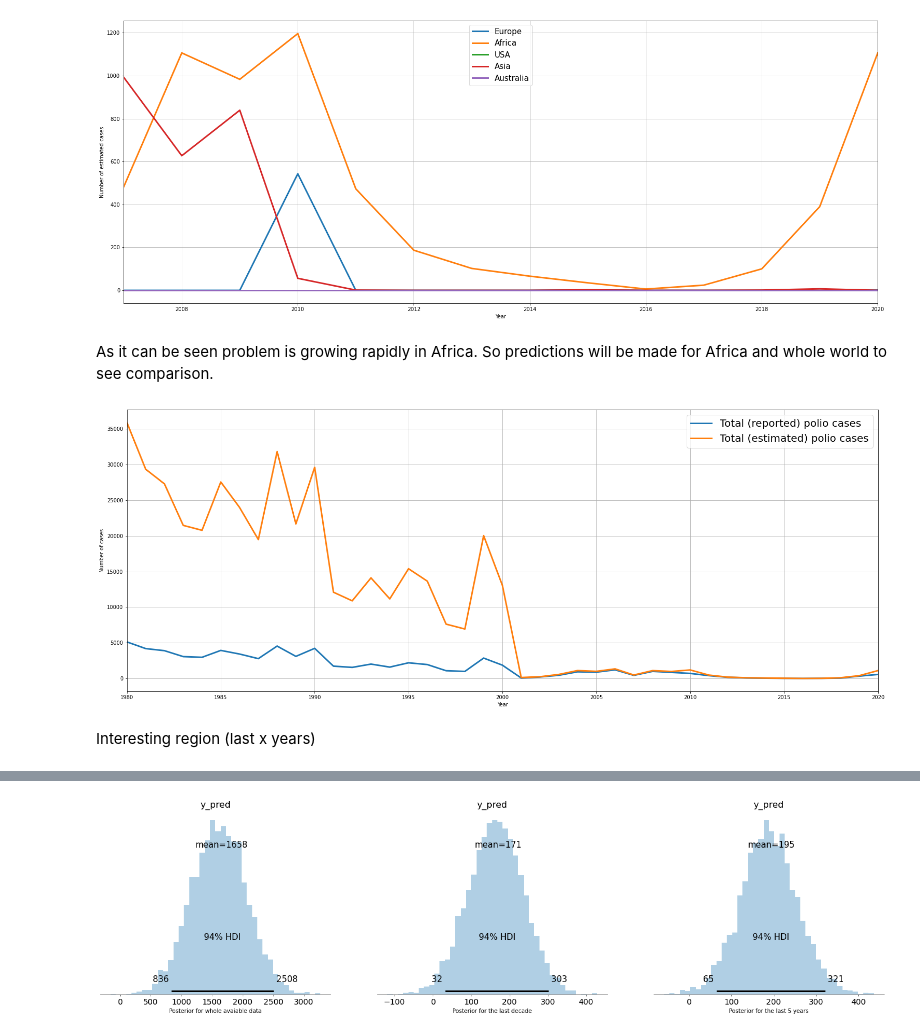
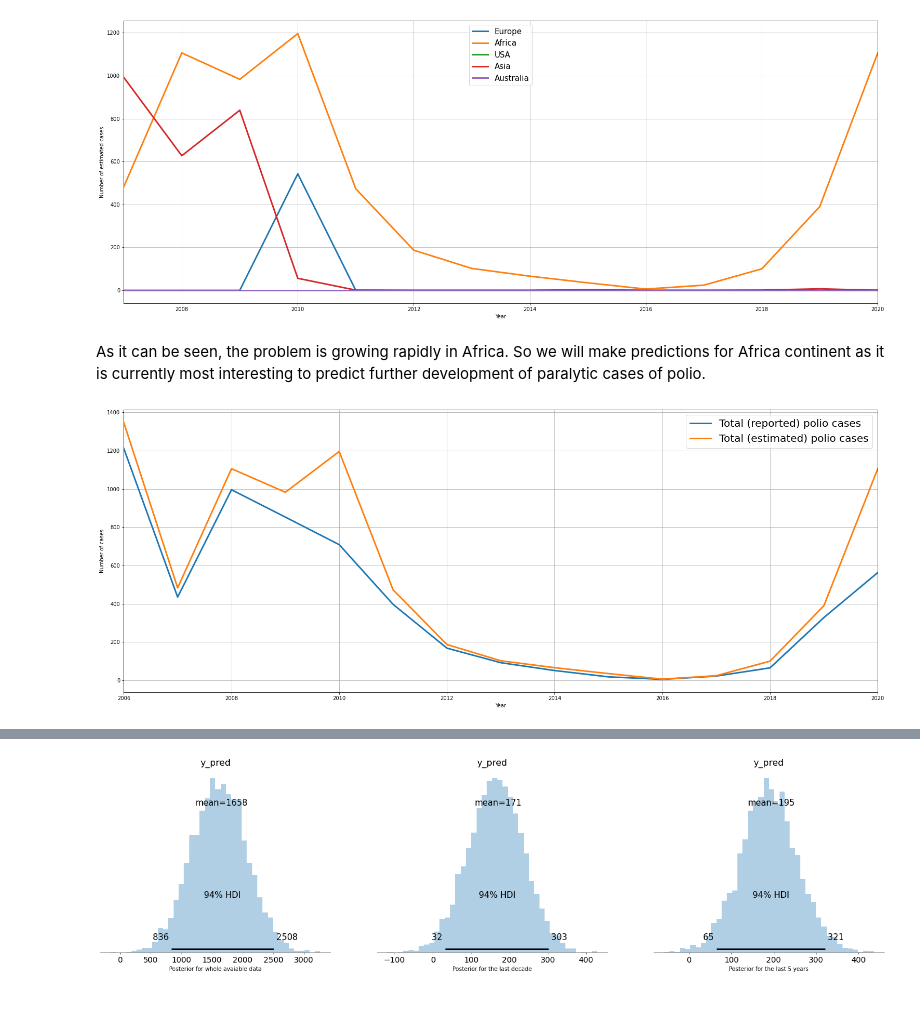
Before and after one commit to FOlszowski/DataAnalysisProject, a Jupyter notebook: Project_notebook.ipynb, the cells around one changed output, grey strips where cells are left out. Saved outputs shown, nothing was run; the diff lists cells and outputs as text; code cells hidden in the pictures; blank space fills up the shorter version.

```diff
--- a/Project_notebook.ipynb
+++ b/Project_notebook.ipynb
@@ -159,19 +138,23 @@ plt.show()
 # %% [output]
 [figure]
 # %% [markdown]
-As it can be seen problem is growing rapidly in Africa. So predictions will be made for Africa and whole world to see comparison.
+As it can be seen, the problem is growing rapidly in Africa. So we will make predictions for Africa continent as it is currently most interesting to predict further development of paralytic cases of polio.
 # %%
-africa_data = imported_data[imported_data['Entity'] == 'Africa'][['Year','Total (reported) polio cases','Total (estimated) polio cases']][:-1]
+# Selecting data for analysis
+n_years = 15
+selected_data = imported_data[imported_data['Entity'] == 'Africa'][['Year','Total (reported) polio cases','Total (estimated) polio cases']][-n_years-1:-1]
+selected_data.rename(columns = {'Total (reported) polio cases': 'Cases'}, inplace=True)
+selected_data.rename(columns= {'Total (estimated) polio cases':'Cases_estimated'}, inplace=True)
+
 plt.figure(figsize=(26, 10))
-plt.plot(africa_data['Year'],africa_data['Total (reported) polio cases'],linewidth=3)
-plt.plot(africa_data['Year'],africa_data['Total (estimated) polio cases'],linewidth=3)
+plt.grid(True)
+plt.locator_params(axis="both", integer=True, tight=True)
+plt.plot(selected_data['Year'],selected_data['Cases'],linewidth=3)
+plt.plot(selected_data['Year'],selected_data['Cases_estimated'],linewidth=3)
 plt.legend(['Total (reported) polio cases','Total (estimated) polio cases'], prop={'size': 20})
 plt.xlabel('Year')
 plt.ylabel('Number of cases')
-plt.xlim(min(africa_data['Year']),max(africa_data['Year']))
-plt.grid(True)
+plt.xlim(min(selected_data['Year']),max(selected_data['Year']))
 plt.show()
 # %% [output]
-[figure, old version]
+[figure, new version]
-# %% [markdown]
-Interesting region (last x years)
```
Also changed, not shown: parts of 45 cells of this notebook.
